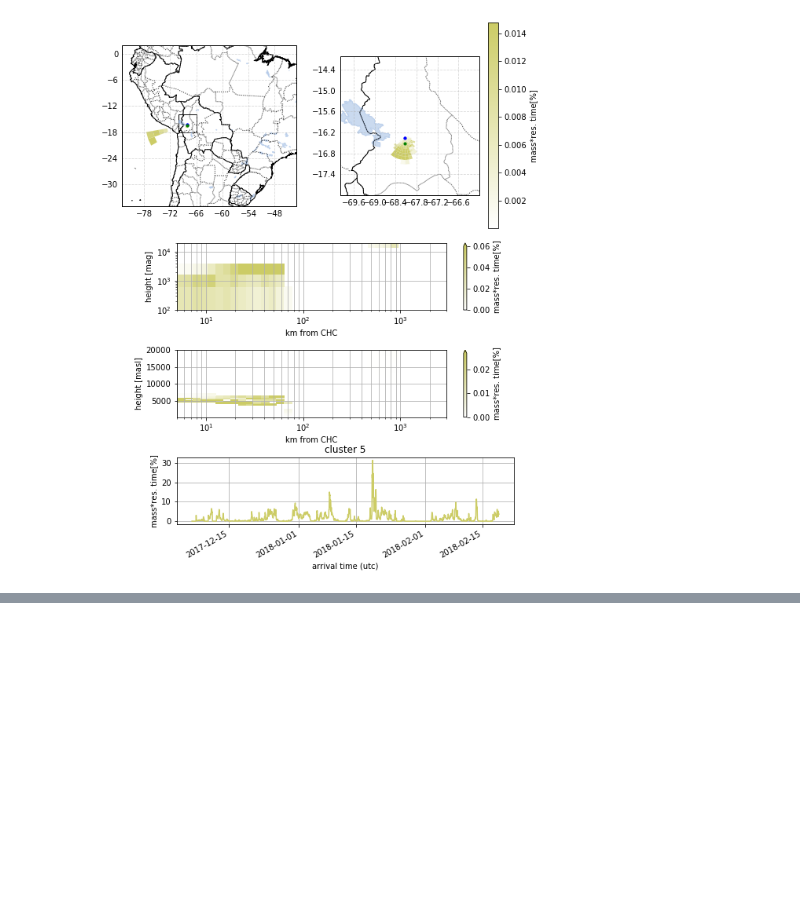
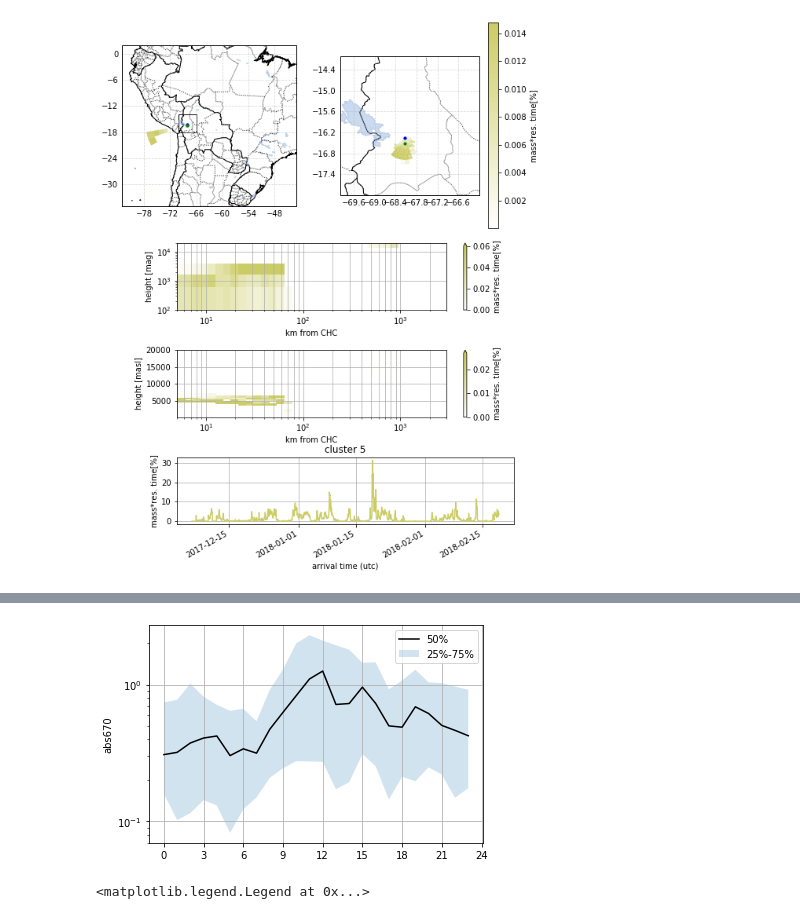
Before and after one commit to daliagachc/flexpart_management, a Jupyter notebook: flexpart_management/notebooks/run_2019-06-10_11-10-03_/lapaz_cluster_15.ipynb, the cells around one changed output, grey strips where cells are left out. Drawn from its saved outputs; the diff is of its cells as text; code cells hidden in the pictures; blank space fills up the shorter version.

```diff
--- a/flexpart_management/notebooks/run_2019-06-10_11-10-03_/lapaz_cluster_15.ipynb
+++ b/flexpart_management/notebooks/run_2019-06-10_11-10-03_/lapaz_cluster_15.ipynb
@@ -41,0 +69,19 @@ self.plot_hout_influence(i)
+# %%
+p1,p2,p3 = ['25%','50%','75%']
+desc = res.groupby(lh)[bc].describe()
+# %%
+fig,ax = plt.subplots()
+ax.plot(desc[p2],color='k',label=p2)
+ax.fill_between(desc.index,desc[p1],desc[p3],alpha=.2,label='{}-{}'.format(p1,p3))
+ax.grid(True)
+ax.legend()
+tickrange = np.arange(0,25,3)
+ax.set_xticks(tickrange);
+ax.set_ylabel(bc)
+ax.set_yscale('log')
+# %% [output]
+[figure, added]
+# %%
+ax.legend()
+# %% [output]
+<matplotlib.legend.Legend at 0x...>
```
Also changed, not shown: parts of 11 cells of this notebook, 11 other files.
